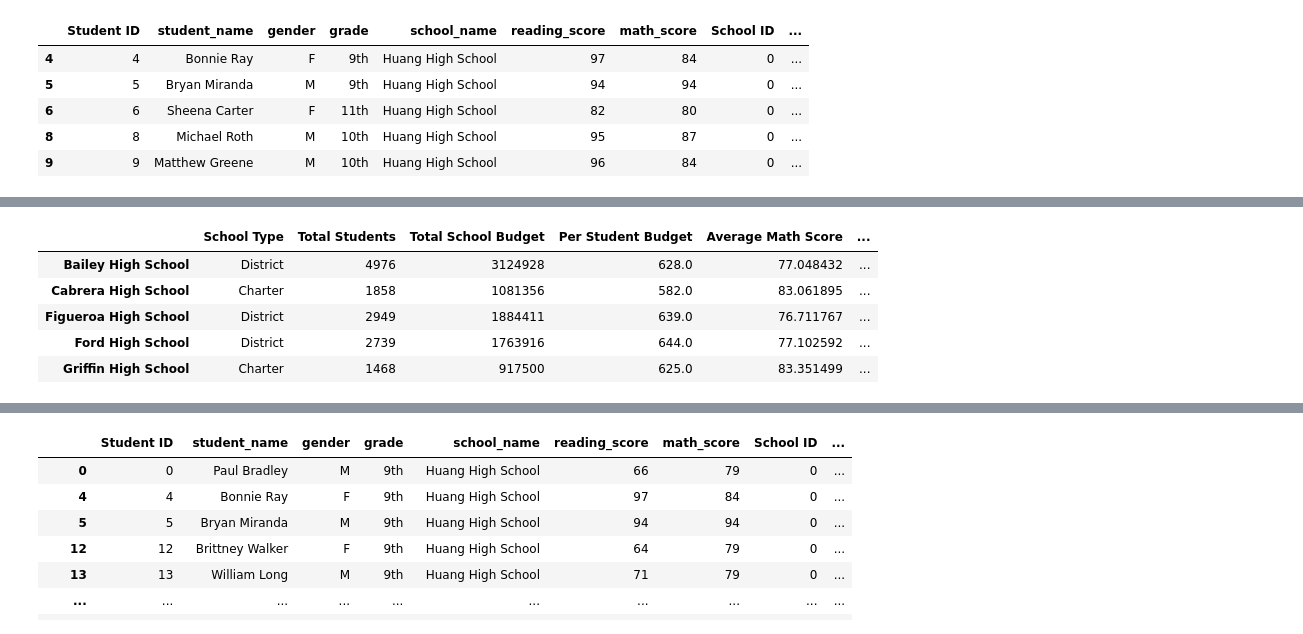
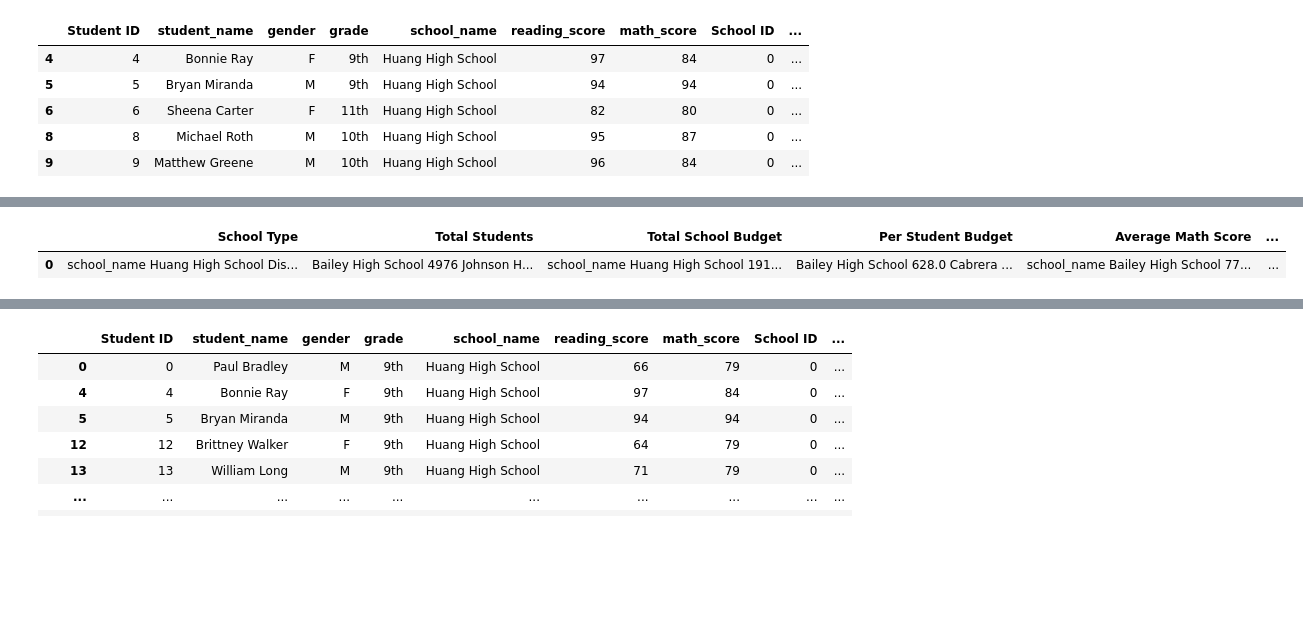
Before and after one commit to AshrafIbrahim2021/School_District_Analysis, a Jupyter notebook: PyCitySchools.ipynb, the cells around one changed output, grey strips where cells are left out. Cells and saved outputs as stored; diff of their text form; code cells hidden in the pictures; blank space fills up the shorter version.

Commit message:
scores by school type

```diff
--- a/PyCitySchools.ipynb
+++ b/PyCitySchools.ipynb
@@ -765,24 +745,21 @@ dtype: float64
 # %%
 # Adding a list of values with keys to create a new DataFrame.
 
-per_school_summary_df = pd.DataFrame({
+per_school_summary_df = pd.DataFrame([{
              "School Type": per_school_types,
              "Total Students": per_school_counts,
              "Total School Budget": per_school_budget,
              "Per Student Budget": per_school_capita,
              "Average Math Score": per_school_math,
-           "Average Reading Score": per_school_reading,
-           "% Passing Math": per_school_passing_math,
-           "% Passing Reading": per_school_passing_reading,
-           "% Overall Passing": per_overall_passing_percentage})
+             "Average Reading Score": per_school_reading,
+             "% Passing Math": per_school_passing_math,
+             "% Passing Reading": per_school_passing_reading,
+             "% Overall Passing": per_overall_passing_percentage}])
+
 per_school_summary_df.head()
 # %% [output]
 |  | School Type | Total Students | Total School Budget | Per Student Budget | Average Math Score | ... |
-| Bailey High School | District | 4976 | 3124928 | 628.0 | 77.048432 | ... |
-| Cabrera High School | Charter | 1858 | 1081356 | 582.0 | 83.061895 | ... |
-| Figueroa High School | District | 2949 | 1884411 | 639.0 | 76.711767 | ... |
-| Ford High School | District | 2739 | 1763916 | 644.0 | 77.102592 | ... |
-| Griffin High School | Charter | 1468 | 917500 | 625.0 | 83.351499 | ... |
+| 0 | school_name Huang High School Dis... | Bailey High School 4976 Johnson H... | school_name Huang High School 191... | Bailey High School 628.0 Cabrera ... | school_name Bailey High School 77... | ... |
 # %%
 # Format the Total School Budget and the Per Student Budget columns.
 per_school_summary_df["Total School Budget"] = per_school_summary_df["Total School Budget"].map("${:,.2f}".format)
```
Also changed, not shown: parts of 43 cells of this notebook.
